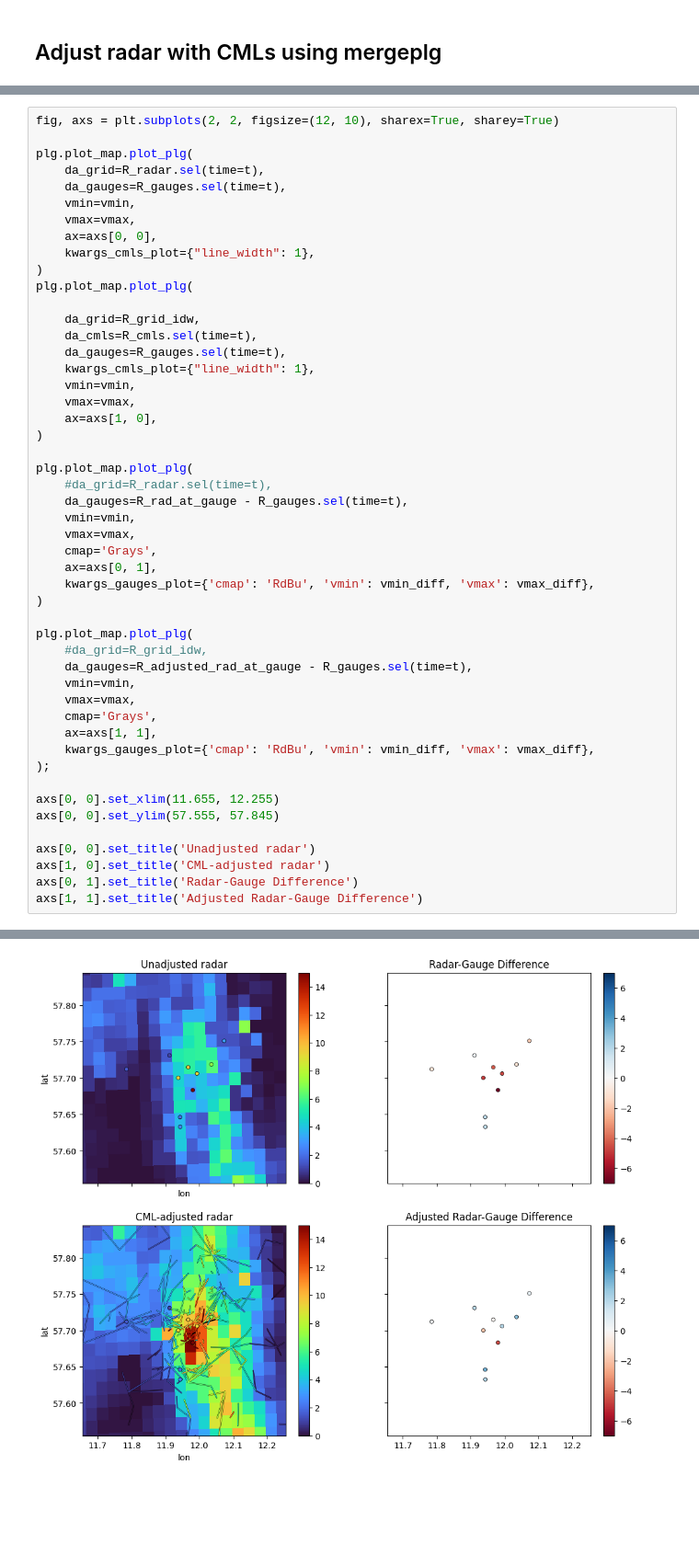
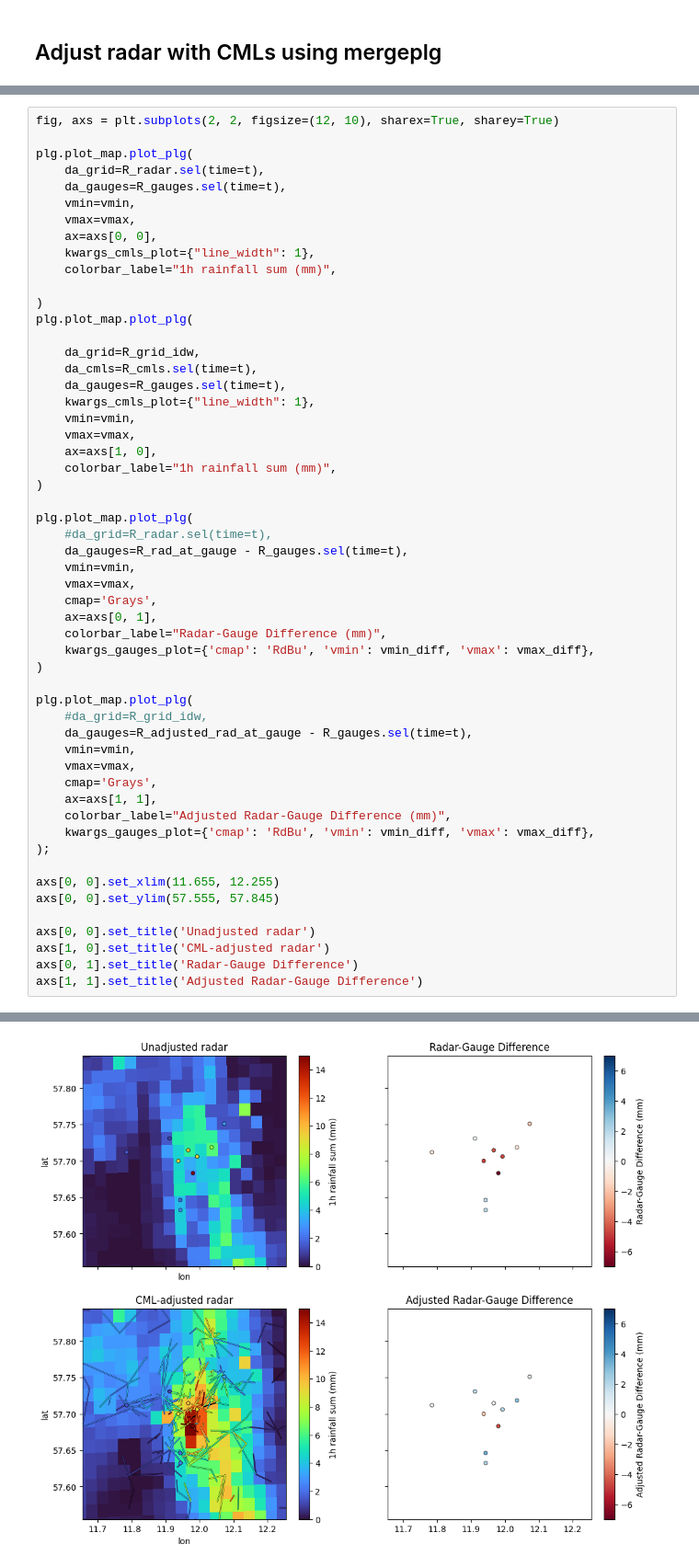
Before and after one commit to OpenSenseAction/OpenSenseAction.github.io, a Jupyter notebook: software-ecosystem/combined.ipynb, the cells around one changed output, grey strips where cells are left out. Shown at 92% size. Drawn from its saved outputs; the diff is of its cells as text; blank space fills up the shorter version.

```diff
--- a/software-ecosystem/combined.ipynb
+++ b/software-ecosystem/combined.ipynb
@@ -455,6 +464,8 @@ plg.plot_map.plot_plg(
     vmax=vmax,
     ax=axs[0, 0],
     kwargs_cmls_plot={"line_width": 1},
+    colorbar_label="1h rainfall sum (mm)",
+
 )
 plg.plot_map.plot_plg(
 
@@ -465,35 +476,38 @@ plg.plot_map.plot_plg(
     vmin=vmin,
     vmax=vmax,
     ax=axs[1, 0],
+    colorbar_label="1h rainfall sum (mm)",
 )
 
 plg.plot_map.plot_plg(
     #da_grid=R_radar.sel(time=t),
     da_gauges=R_rad_at_gauge - R_gauges.sel(time=t),
     vmin=vmin,
     vmax=vmax,
     cmap='Grays',
     ax=axs[0, 1],
+    colorbar_label="Radar-Gauge Difference (mm)",
     kwargs_gauges_plot={'cmap': 'RdBu', 'vmin': vmin_diff, 'vmax': vmax_diff},
 )
 
 plg.plot_map.plot_plg(
     #da_grid=R_grid_idw,
     da_gauges=R_adjusted_rad_at_gauge - R_gauges.sel(time=t),
     vmin=vmin,
     vmax=vmax,
     cmap='Grays',
     ax=axs[1, 1],
+    colorbar_label="Adjusted Radar-Gauge Difference (mm)",
     kwargs_gauges_plot={'cmap': 'RdBu', 'vmin': vmin_diff, 'vmax': vmax_diff},
 );
 
 axs[0, 0].set_xlim(11.655, 12.255)
 axs[0, 0].set_ylim(57.555, 57.845)
 
 axs[0, 0].set_title('Unadjusted radar')
 axs[1, 0].set_title('CML-adjusted radar')
 axs[0, 1].set_title('Radar-Gauge Difference')
 axs[1, 1].set_title('Adjusted Radar-Gauge Difference')
 # %% [output]
 Text(0.5, 1.0, 'Adjusted Radar-Gauge Difference')
-[figure, old version]
+[figure, new version]
```
Also changed, not shown: parts of 2 cells of this notebook.
